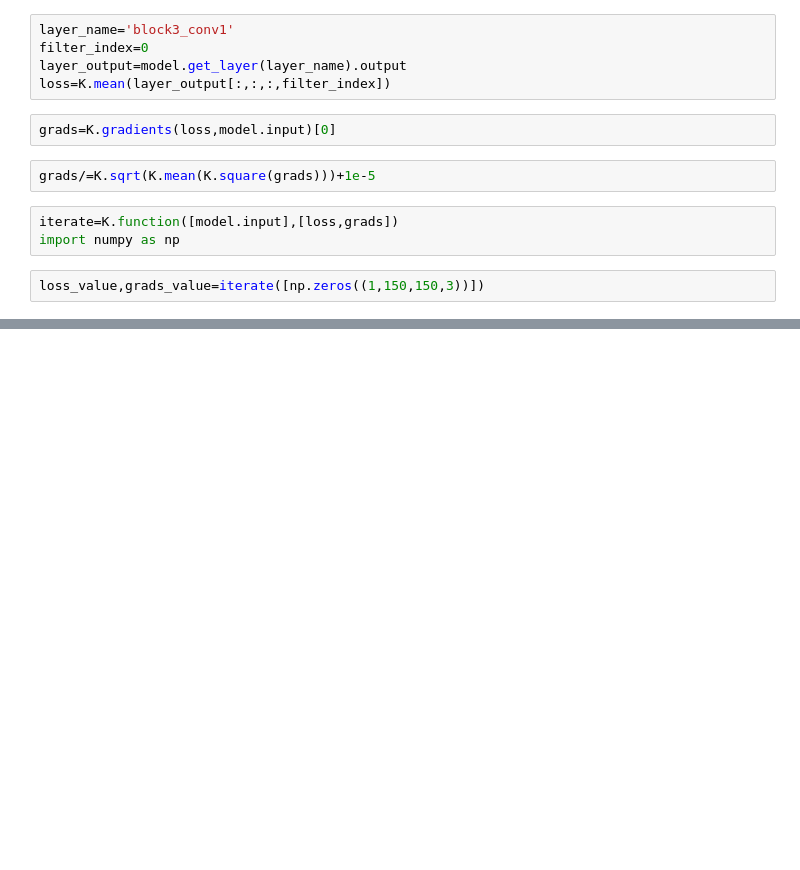
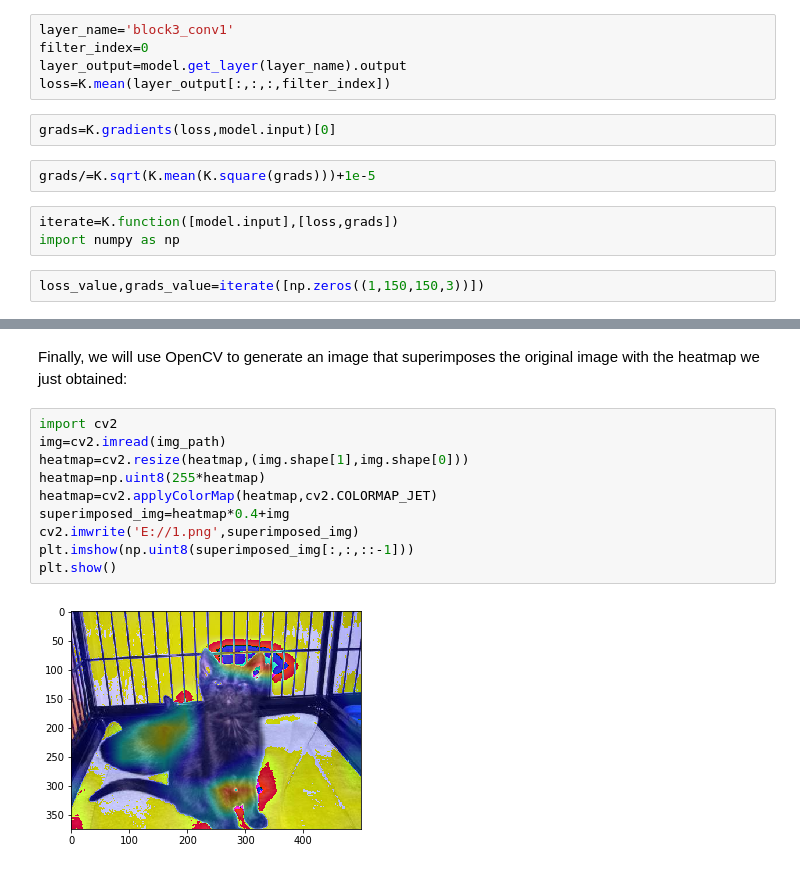
Before and after one commit to yuchenlichuck/DeepLearningWithPython, a Jupyter notebook: 5.4.ipynb, the cells around one changed output, grey strips where cells are left out. Saved outputs shown, nothing was run; the diff lists cells and outputs as text; blank space fills up the shorter version.

```diff
--- a/5.4.ipynb
+++ b/5.4.ipynb
@@ -171,0 +314,14 @@ for i in range(40):
+# %% [markdown]
+Finally, we will use OpenCV to generate an image that superimposes the original image with the heatmap we just obtained:
+# %%
+import cv2
+img=cv2.imread(img_path)
+heatmap=cv2.resize(heatmap,(img.shape[1],img.shape[0]))
+heatmap=np.uint8(255*heatmap)
+heatmap=cv2.applyColorMap(heatmap,cv2.COLORMAP_JET)
+superimposed_img=heatmap*0.4+img
+cv2.imwrite('E://1.png',superimposed_img)
+plt.imshow(np.uint8(superimposed_img[:,:,::-1]))
+plt.show()
+# %% [output]
+[figure, added]
```
Also changed, not shown: parts of 19 cells of this notebook, 2 other files.
